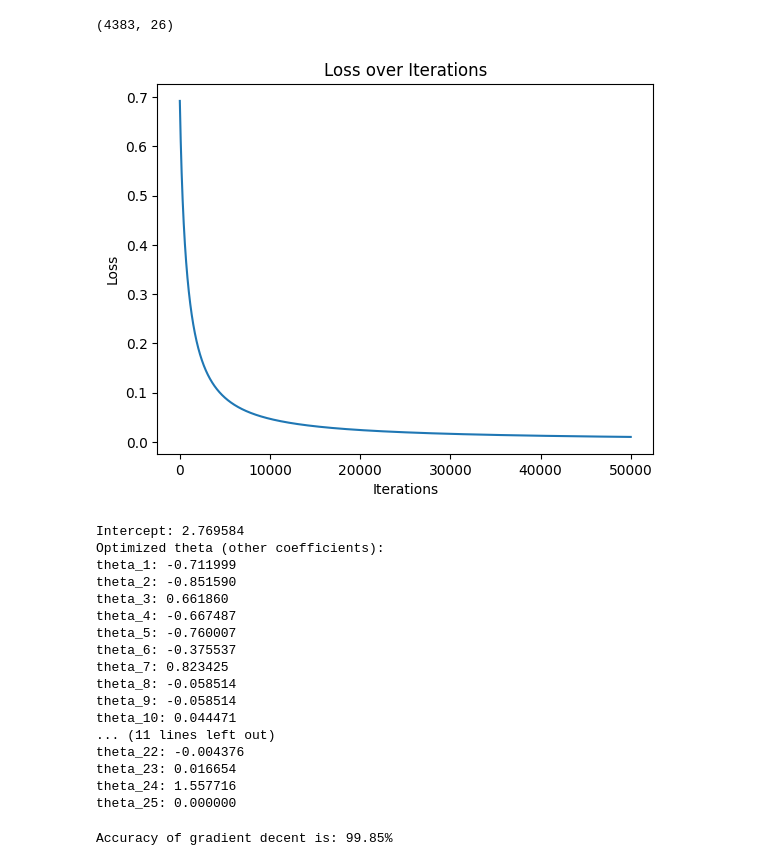
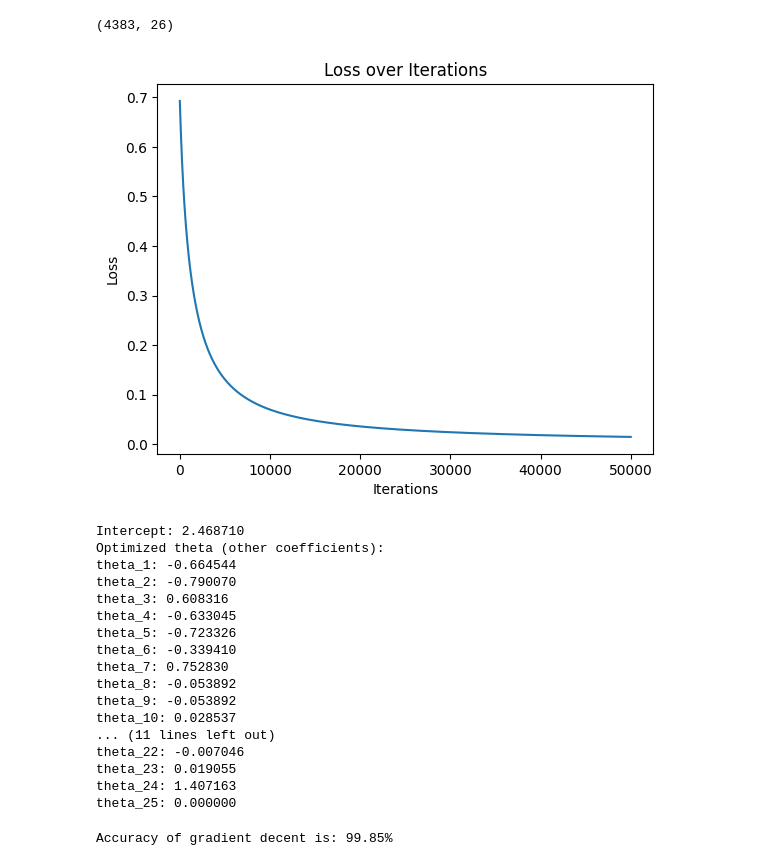
Before and after one commit to aaminah-arif/IoT-Monitoring-of-Water-Quality-and-Tilapia, a Jupyter notebook: Logistic Regression Project.ipynb, the cells around one changed output. Cells and saved outputs as stored; diff of their text form; code cells hidden in the pictures.

```diff
--- a/Logistic Regression Project.ipynb
+++ b/Logistic Regression Project.ipynb
@@ -561,11 +584,14 @@ def log_likelihood(X, y, theta):
 # Computing the gradient
 def gradient(X, y, theta):
     """Compute the gradient of the log-likelihood function."""
+    m = len(X)
     predictions = sigmoid(np.dot(X, theta))
-    return np.dot(X.T, (predictions - y))  # (yi - pi) * xi
+    grad = (np.dot(X.T, (predictions - y)))  # (yi - pi) * xi
+    grad_new = 1/m * grad
+    return grad_new
 # %%
 # Updating theta
-def gradient_descent(X, y, theta, learning_rate=0.5e-6, epochs=50000):
+def gradient_descent(X, y, theta, learning_rate=0.001, epochs=50000):
     loss_history = []
     """Perform gradient descent to optimize theta."""
     for i in range(epochs):
@@ -583,21 +609,17 @@ def predict(X, theta):
     return (sigmoid(np.dot(X, theta)) >= 0.5).astype(int)
 # %%
 theta1 = np.zeros(X_train1.shape[1])
-theta1, loss_history = gradient_descent(X_train1, y_train1, theta1, learning_rate=0.5e-6, epochs=50000)
+theta1, loss_history = gradient_descent(X_train1, y_train1, theta1, learning_rate=0.001, epochs=50000)
 
 
 plt.plot(range(len(loss_history)), loss_history)
 plt.xlabel('Iterations')
 plt.ylabel('Loss')
 plt.title('Loss over Iterations')
 plt.show()
-
-#from the graph below, it doesnt look like the value is c
 # %% [output]
-[figure, old version]
+[figure, new version]
 # %%
-# print(f"Optimized theta: {theta}")
-
 # Extract intercept (first value)
 intercept = theta1[0]
 
@@ -610,22 +632,22 @@ print("Optimized theta (other coefficients):")
 for i, value in enumerate(remaining_params, 1):
     print(f"theta_{i}: {value:.6f}")
 # %% [output]
-Intercept: 2.769584
+Intercept: 2.468710
 Optimized theta (other coefficients):
-theta_1: -0.711999
-theta_2: -0.851590
-theta_3: 0.661860
-theta_4: -0.667487
-theta_5: -0.760007
-theta_6: -0.375537
-theta_7: 0.823425
-theta_8: -0.058514
-theta_9: -0.058514
-theta_10: 0.044471
+theta_1: -0.664544
+theta_2: -0.790070
+theta_3: 0.608316
+theta_4: -0.633045
+theta_5: -0.723326
+theta_6: -0.339410
+theta_7: 0.752830
+theta_8: -0.053892
+theta_9: -0.053892
+theta_10: 0.028537
 ... (11 lines left out)
-theta_22: -0.004376
-theta_23: 0.016654
-theta_24: 1.557716
+theta_22: -0.007046
+theta_23: 0.019055
+theta_24: 1.407163
 theta_25: 0.000000
 # %%
 # Predictions
```
Also changed, not shown: parts of 21 cells of this notebook.
